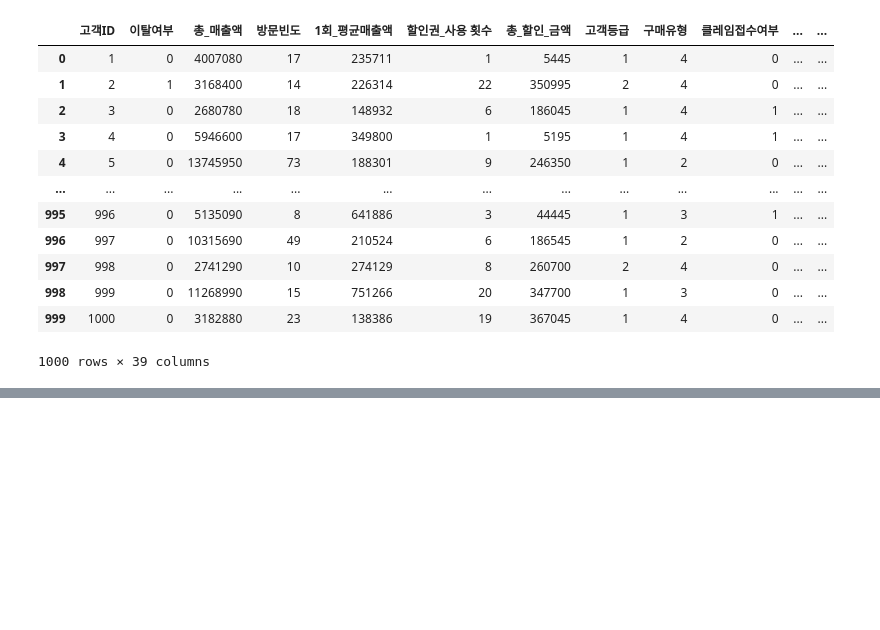
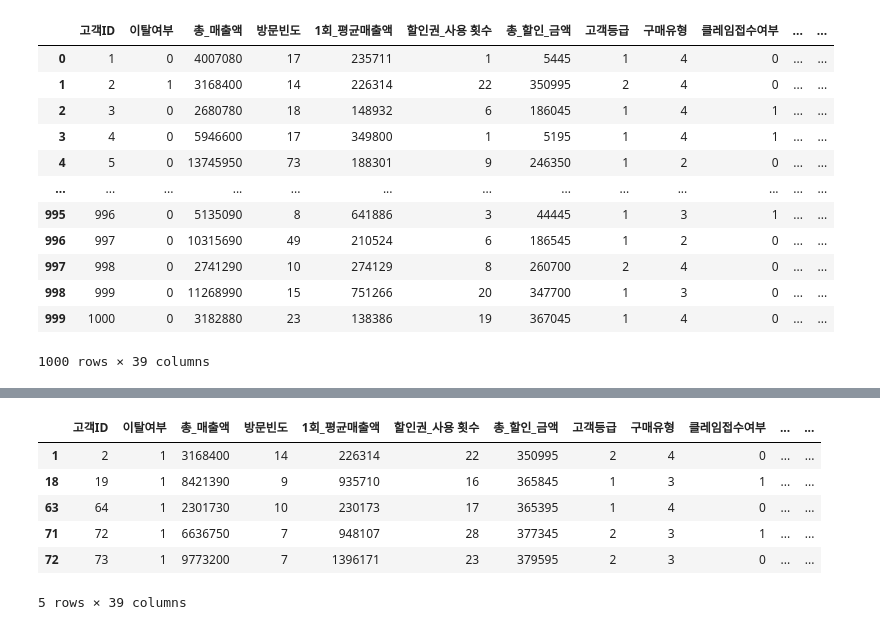
Before and after one commit to starfishkenny/Python, a Jupyter notebook: 20210328_Statistics for Marketing(2).ipynb, the cells around one changed output, grey strips where cells are left out. Saved outputs shown, nothing was run; the diff lists cells and outputs as text; code cells hidden in the pictures; blank space fills up the shorter version.

```diff
--- a/20210328_Statistics for Marketing(2).ipynb
+++ b/20210328_Statistics for Marketing(2).ipynb
@@ -24,0 +47,13 @@ df
+# %%
+# 레코드 추출 실습 (이탈로 판단된 고객만을 추출하기)
+
+churn_customer = df[df.이탈여부==1]
+churn_customer.head()
+# %% [output]
+|  | 고객ID | 이탈여부 | 총_매출액 | 방문빈도 | 1회_평균매출액 | 할인권_사용 횟수 | 총_할인_금액 | 고객등급 | 구매유형 | 클레임접수여부 | ... | ... |
+| 1 | 2 | 1 | 3168400 | 14 | 226314 | 22 | 350995 | 2 | 4 | 0 | ... | ... |
+| 18 | 19 | 1 | 8421390 | 9 | 935710 | 16 | 365845 | 1 | 3 | 1 | ... | ... |
+| 63 | 64 | 1 | 2301730 | 10 | 230173 | 17 | 365395 | 1 | 4 | 0 | ... | ... |
+| 71 | 72 | 1 | 6636750 | 7 | 948107 | 28 | 377345 | 2 | 3 | 1 | ... | ... |
+| 72 | 73 | 1 | 9773200 | 7 | 1396171 | 23 | 379595 | 2 | 3 | 0 | ... | ... |
+5 rows × 39 columns
```
Also changed, not shown: parts of 13 cells of this notebook.
